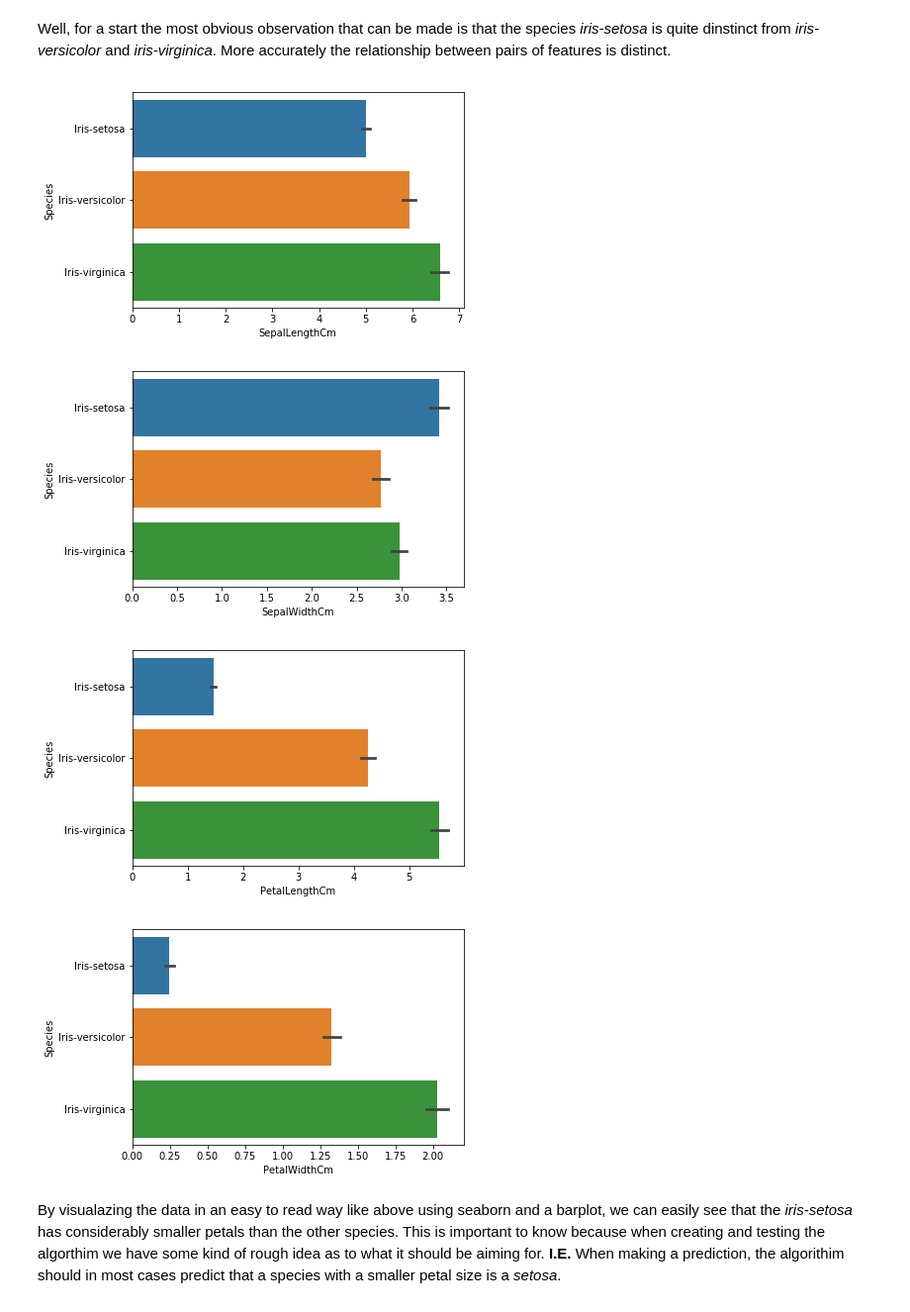
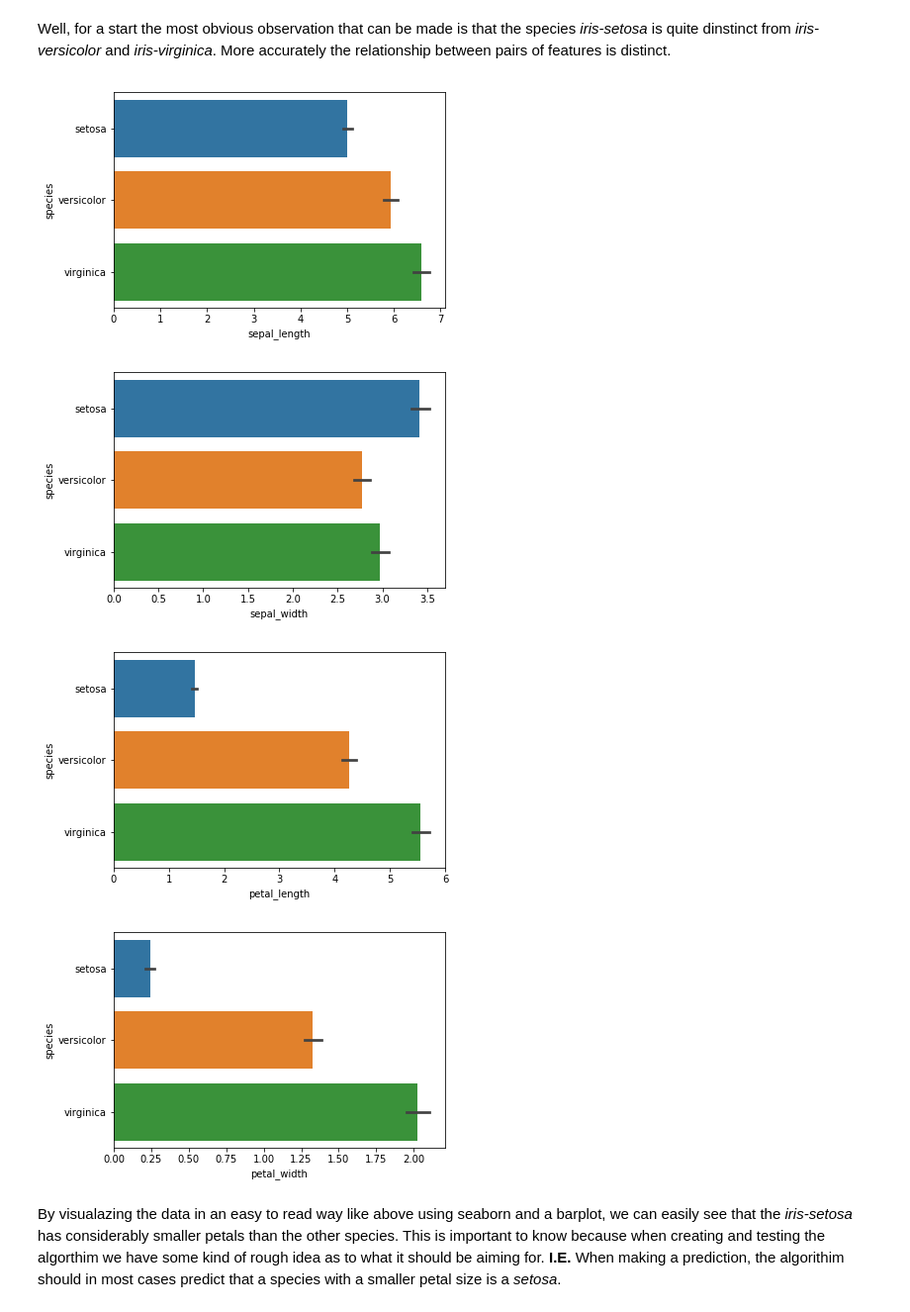
Before and after one commit to EddieEldridge/EmergingTechnologies, a Jupyter notebook: iris-dataset.ipynb, the cells around one changed output. Shown at 99% size. Saved outputs shown, nothing was run; the diff lists cells and outputs as text; code cells hidden in the pictures.

Commit message:
Restructured all data files to be more user friendly, all necessary data should be downloaded automatically/obtainted from the web

```diff
--- a/iris-dataset.ipynb
+++ b/iris-dataset.ipynb
@@ -45,7 +47,7 @@ import matplotlib.pyplot as plot
 # %% [markdown]
 Now, let's import our data from our .csv file. I will be using the iris.csv file found from [here](https://www.kaggle.com/jchen2186/machine-learning-with-iris-dataset/data). This csv file includes headers and id numbers as well as all our other needed information.
 # %%
-irisDataset = pandas.read_csv('data/iris.csv')
+irisDataset = pandas.read_csv('https://raw.githubusercontent.com/uiuc-cse/data-fa14/gh-pages/data/iris.csv')
 # %% [markdown]
 * 150 <b>observations</b>
 * 4 <b>features</b>(sepeal length, sepal width, petal length, petal width)
@@ -109,22 +107,22 @@ tempGraph = sea.pairplot(tempIrisDataset, hue='Species', markers='X')
 # %% [markdown]
 Well, for a start the most obvious observation that can be made is that the species <i>iris-setosa</i> is quite dinstinct from <i>iris-versicolor</i> and <i>iris-virginica</i>. More accurately the relationship between pairs of features is distinct.
 # %%
-barPlot = sea.barplot(y='Species', x='SepalLengthCm', data=irisDataset)
+barPlot = sea.barplot(y='species', x='sepal_length', data=irisDataset)
 plot.show()
 
-barPlot = sea.barplot(y='Species', x='SepalWidthCm', data=irisDataset)
+barPlot = sea.barplot(y='species', x='sepal_width', data=irisDataset)
 plot.show()
 
-barPlot = sea.barplot(y='Species', x='PetalLengthCm', data=irisDataset)
+barPlot = sea.barplot(y='species', x='petal_length', data=irisDataset)
 plot.show()
 
-barPlot = sea.barplot(y='Species', x='PetalWidthCm', data=irisDataset)
+barPlot = sea.barplot(y='species', x='petal_width', data=irisDataset)
 plot.show()
 # %% [output]
-[figure, old version]
+[figure, new version]
-[figure, old version]
+[figure, new version]
-[figure, old version]
+[figure, new version]
-[figure, old version]
+[figure, new version]
 # %% [markdown]
 By visualazing the data in an easy to read way like above using seaborn and a barplot, we can easily see that the <i>iris-setosa</i> has considerably smaller petals than the other species. This is important to know because when creating and testing the algorthim we have some kind of rough idea as to what it should be aiming for. <b>I.E.</b> When making a prediction, the algorithim should in most cases predict that a species with a smaller petal size is a <i>setosa</i>.
 # %% [markdown]
```
Also changed, not shown: parts of 7 cells of this notebook, 2 other files.
